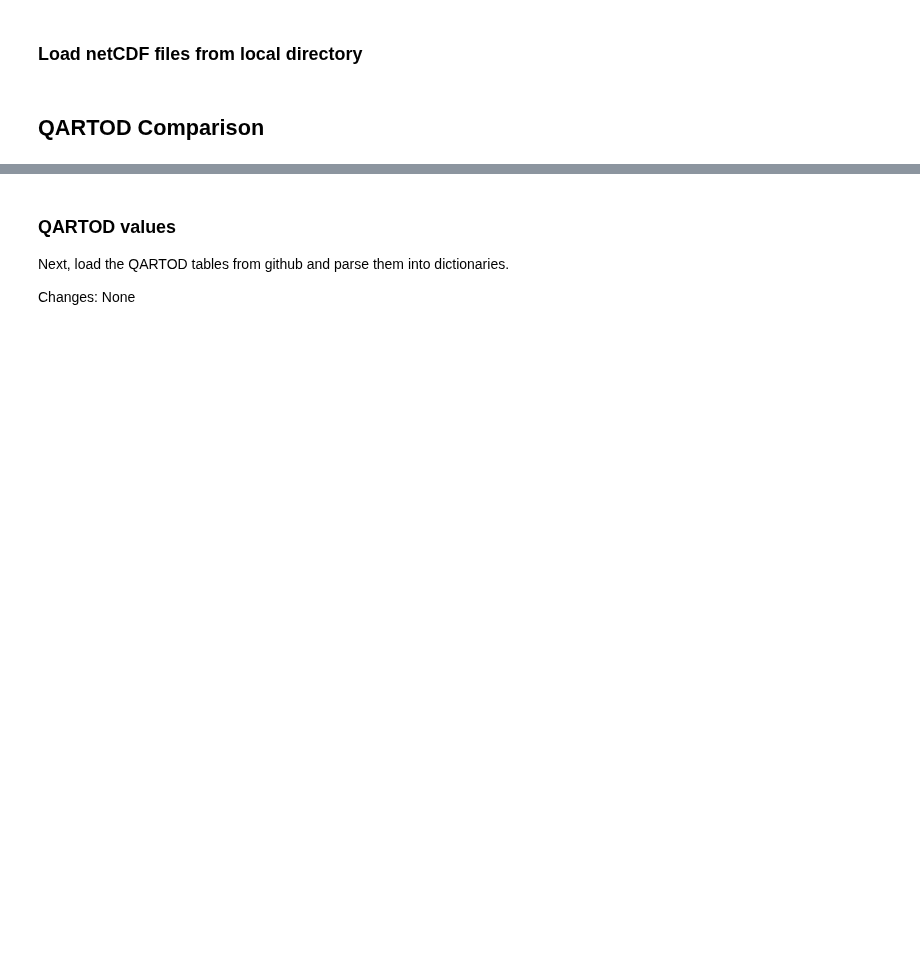
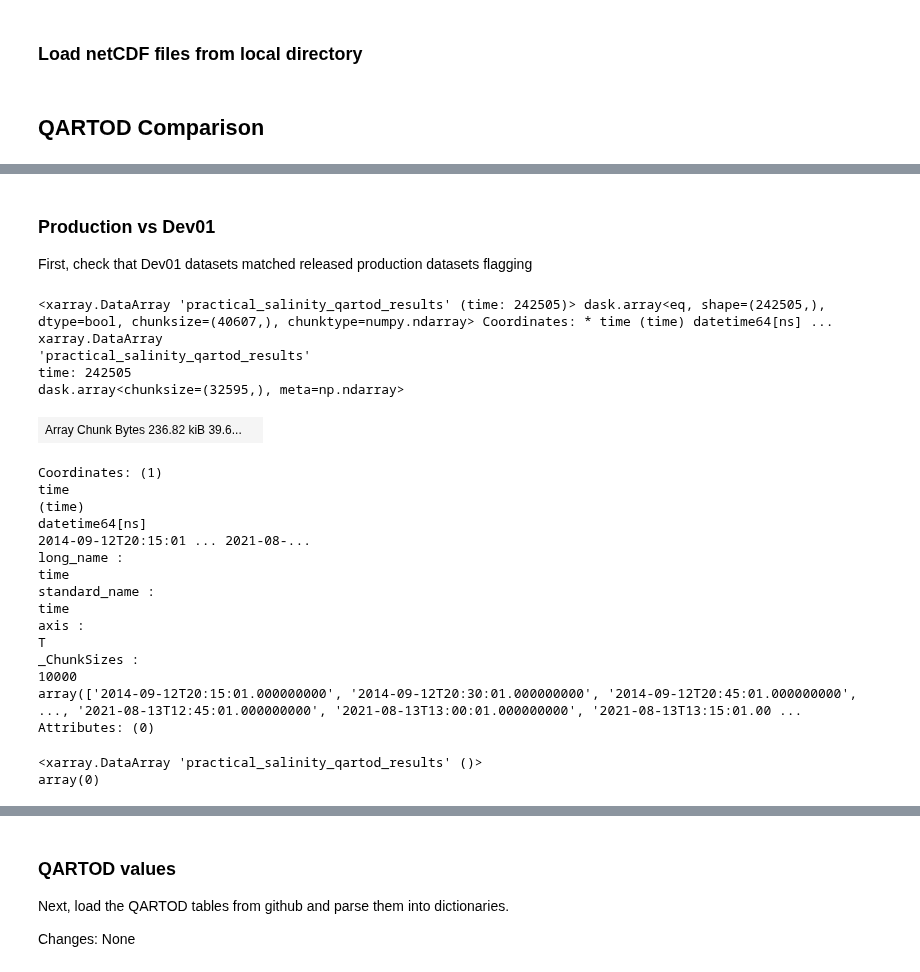
Before and after one commit to cooleyky/QAQC_Sandbox, a Jupyter notebook: QARTOD/Testing/scripts/QARTOD_testing_CGSN.ipynb, the cells around one changed output, grey strips where cells are left out. Drawn from its saved outputs; the diff is of its cells as text; code cells hidden in the pictures; blank space fills up the shorter version.

```diff
--- a/QARTOD/Testing/scripts/QARTOD_testing_CGSN.ipynb
+++ b/QARTOD/Testing/scripts/QARTOD_testing_CGSN.ipynb
@@ -144,0 +218,7 @@ Data variables: (12/15)
+# %%
+dev01_catalog = [x for x in dev01_catalog if "blank" not in x]
+# %%
+Dev01.REFDES = refdes
+# %%
+dev01_data = Dev01.load_netCDF_datasets(dev01_catalog)
+dev01_data
@@ -235,0 +298,3 @@ Global Irminger Sea Flanking Subsurface Mooring A Mooring Riser
+# %% [markdown]
+### Production vs Dev01
+First, check that Dev01 datasets matched released production datasets flagging
@@ -235,0 +303,36 @@ Global Irminger Sea Flanking Subsurface Mooring A Mooring Riser
+# %%
+# Cut the production data down to the size of the dev01 data
+tmin = dev01_data["time"].min()
+tmax = dev01_data["time"].max()
+production_data = production_data.sel(time=slice(tmin, tmax))
+dev01_data = dev01_data.sel(time=slice(tmin, tmax))
+# %%
+comparison = (production_data[f"{param}_qartod_results"] == dev01_data[f"{param}_qartod_results"])
+comparison
+# %% [output]
+<xarray.DataArray 'practical_salinity_qartod_results' (time: 242505)> dask.array<eq, shape=(242505,), dtype=bool, chunksize=(40607,), chunktype=numpy.ndarray> Coordinates: * time (time) datetime64[ns] ...
+xarray.DataArray
+'practical_salinity_qartod_results'
+time: 242505
+dask.array<chunksize=(32595,), meta=np.ndarray>
+| Array Chunk Bytes 236.82 kiB 39.6... |  |
+Coordinates: (1)
+time
+(time)
+datetime64[ns]
+2014-09-12T20:15:01 ... 2021-08-...
+long_name :
+time
+standard_name :
+time
+axis :
+T
+_ChunkSizes :
+10000
+array(['2014-09-12T20:15:01.000000000', '2014-09-12T20:30:01.000000000', '2014-09-12T20:45:01.000000000', ..., '2021-08-13T12:45:01.000000000', '2021-08-13T13:00:01.000000000', '2021-08-13T13:15:01.00 ...
+Attributes: (0)
+# %%
+(~comparison).sum().compute()
+# %% [output]
+<xarray.DataArray 'practical_salinity_qartod_results' ()>
+array(0)
```
Also changed, not shown: parts of 67 cells of this notebook.
